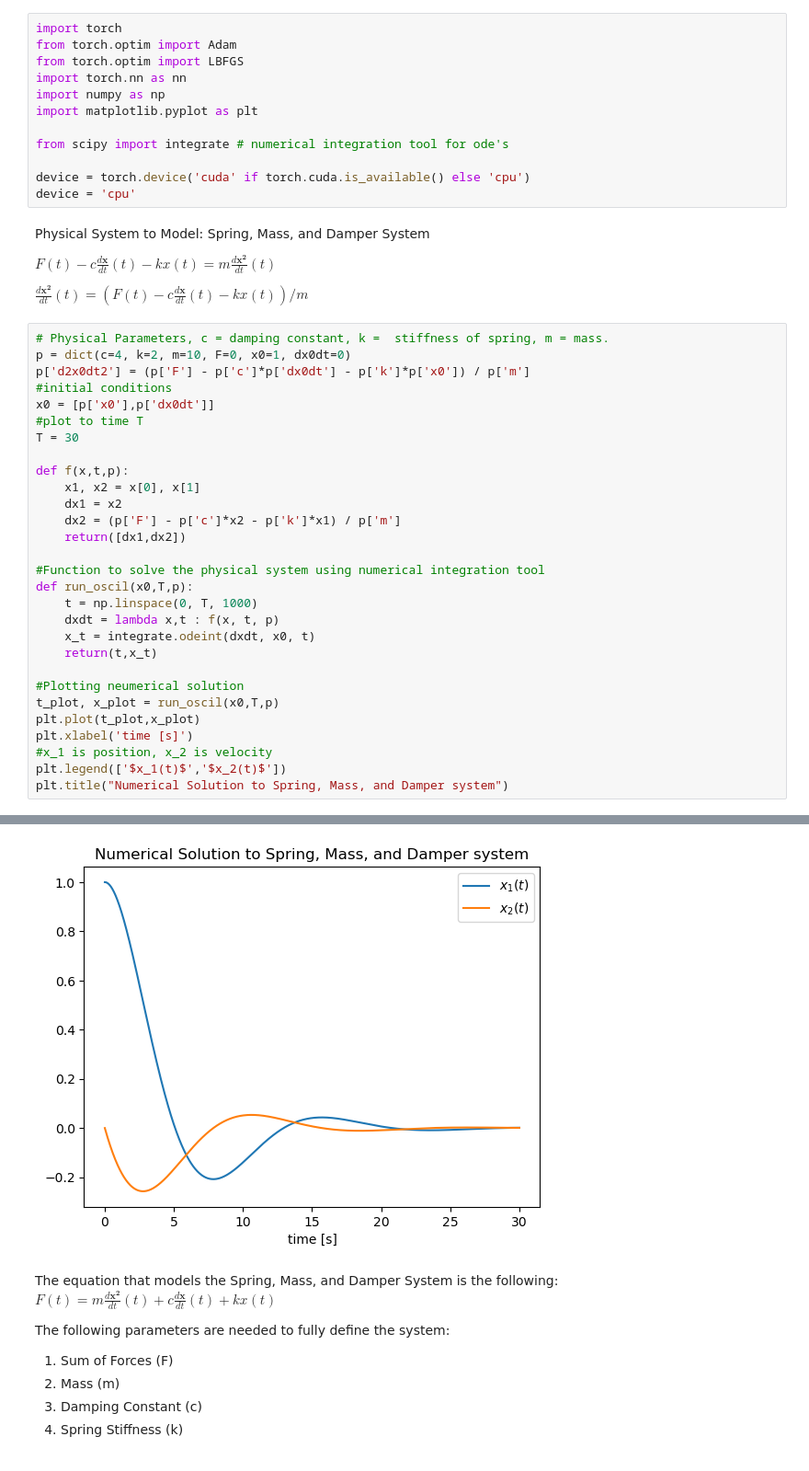
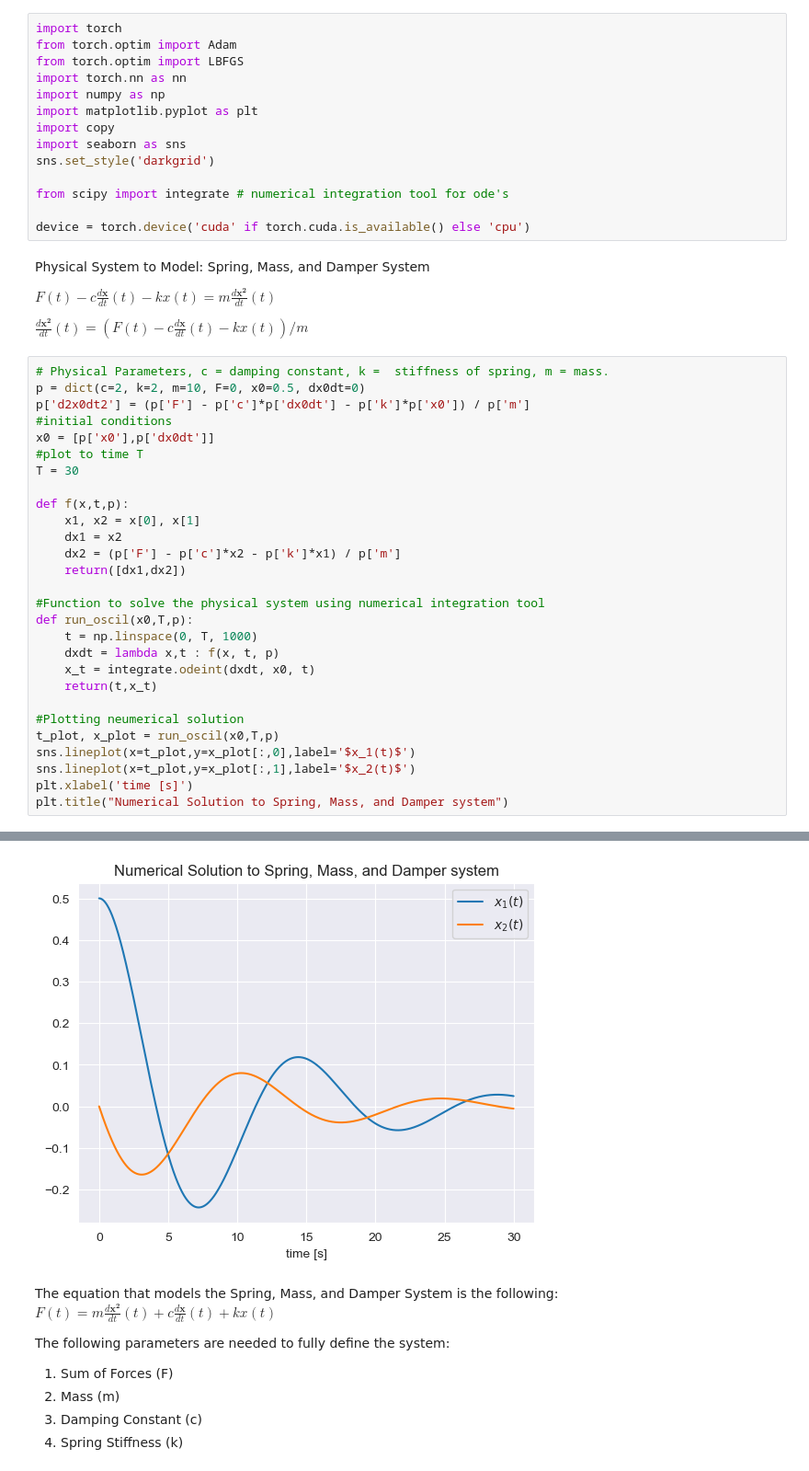
Before and after one commit to RoshenS/PINNs, a Jupyter notebook: PINN temp code.ipynb, the cells around one changed output, grey strips where cells are left out. Shown at 92% size. Saved outputs shown, nothing was run; the diff lists cells and outputs as text.

```diff
--- a/PINN temp code.ipynb
+++ b/PINN temp code.ipynb
@@ -7,11 +7,13 @@ from torch.optim import LBFGS
 import torch.nn as nn
 import numpy as np
 import matplotlib.pyplot as plt
+import copy
+import seaborn as sns
+sns.set_style('darkgrid')
 
 from scipy import integrate # numerical integration tool for ode's
 
 device = torch.device('cuda' if torch.cuda.is_available() else 'cpu')
-device = 'cpu'
 # %% [markdown]
 Physical System to Model: Spring, Mass, and Damper System
 
@@ -20,36 +22,35 @@ $ F(t) -c \frac{d\mathbf{x}}{d t}(t) - kx(t) = m\frac{d\mathbf{x^2}}{d t}(t)$
 $\frac{d\mathbf{x^2}}{d t}(t) = ( F(t) -c \frac{d\mathbf{x}}{d t}(t) - kx(t) ) /m$
 # %%
 # Physical Parameters, c = damping constant, k =  stiffness of spring, m = mass.
-p = dict(c=4, k=2, m=10, F=0, x0=1, dx0dt=0)
+p = dict(c=2, k=2, m=10, F=0, x0=0.5, dx0dt=0)
 p['d2x0dt2'] = (p['F'] - p['c']*p['dx0dt'] - p['k']*p['x0']) / p['m']
 #initial conditions
 x0 = [p['x0'],p['dx0dt']]
 #plot to time T
 T = 30
 
 def f(x,t,p):
     x1, x2 = x[0], x[1]
     dx1 = x2
     dx2 = (p['F'] - p['c']*x2 - p['k']*x1) / p['m']
     return([dx1,dx2])
 
 #Function to solve the physical system using numerical integration tool
 def run_oscil(x0,T,p):
     t = np.linspace(0, T, 1000)
     dxdt = lambda x,t : f(x, t, p)
     x_t = integrate.odeint(dxdt, x0, t)
     return(t,x_t)
 
 #Plotting neumerical solution
 t_plot, x_plot = run_oscil(x0,T,p)
-plt.plot(t_plot,x_plot)
+sns.lineplot(x=t_plot,y=x_plot[:,0],label='$x_1(t)$')
+sns.lineplot(x=t_plot,y=x_plot[:,1],label='$x_2(t)$')
 plt.xlabel('time [s]')
-#x_1 is position, x_2 is velocity
-plt.legend(['$x_1(t)$','$x_2(t)$'])
 plt.title("Numerical Solution to Spring, Mass, and Damper system")
 # %% [output]
 Text(0.5, 1.0, 'Numerical Solution to Spring, Mass, and Damper system')
-[figure, old version]
+[figure, new version]
 # %% [markdown]
 The equation that models the Spring, Mass, and Damper System is the following:
 $ F(t) = m\frac{d\mathbf{x^2}}{d t}(t) + c \frac{d\mathbf{x}}{d t}(t) + kx(t)$
```
Also changed, not shown: parts of 18 cells of this notebook, 3 other files.
